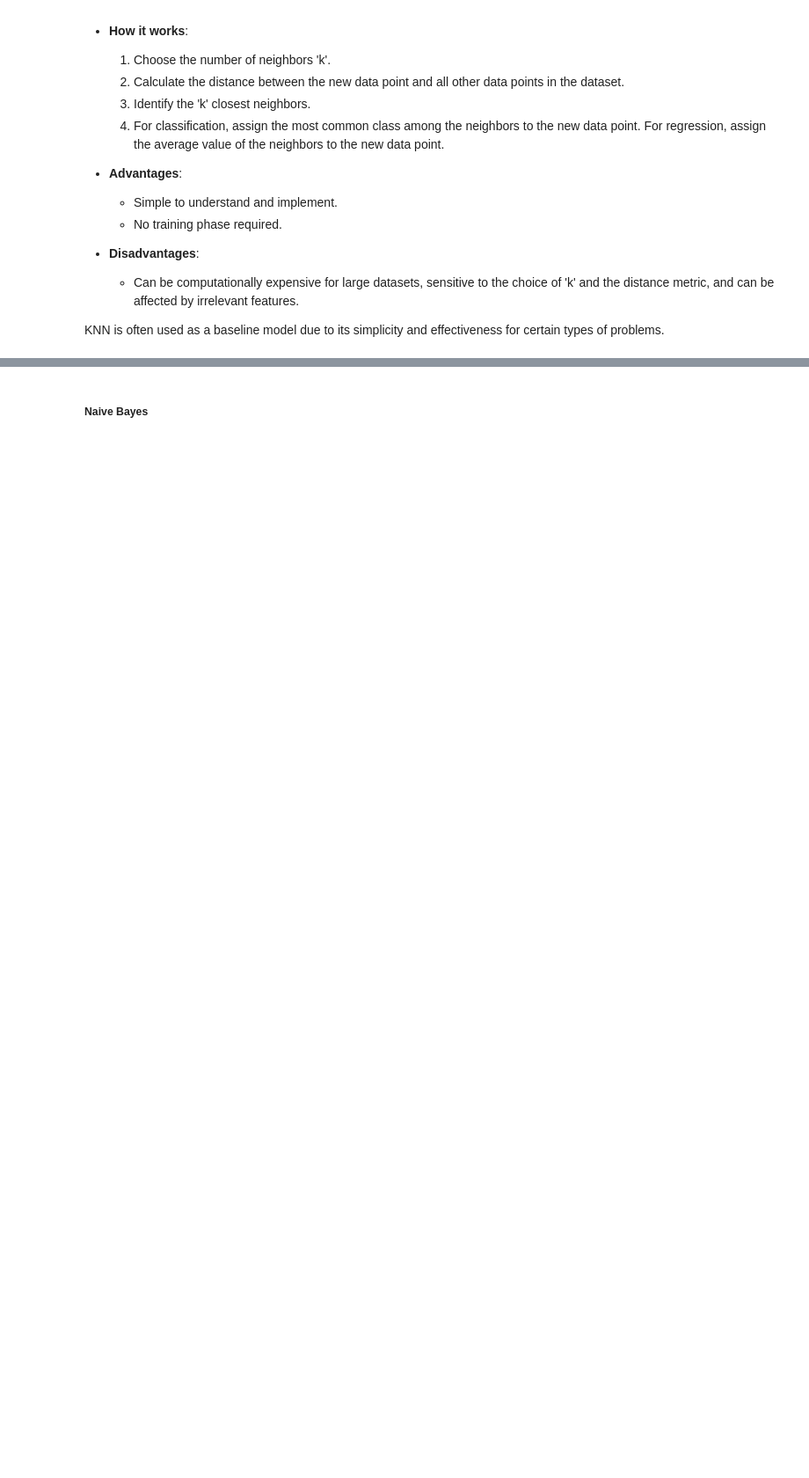
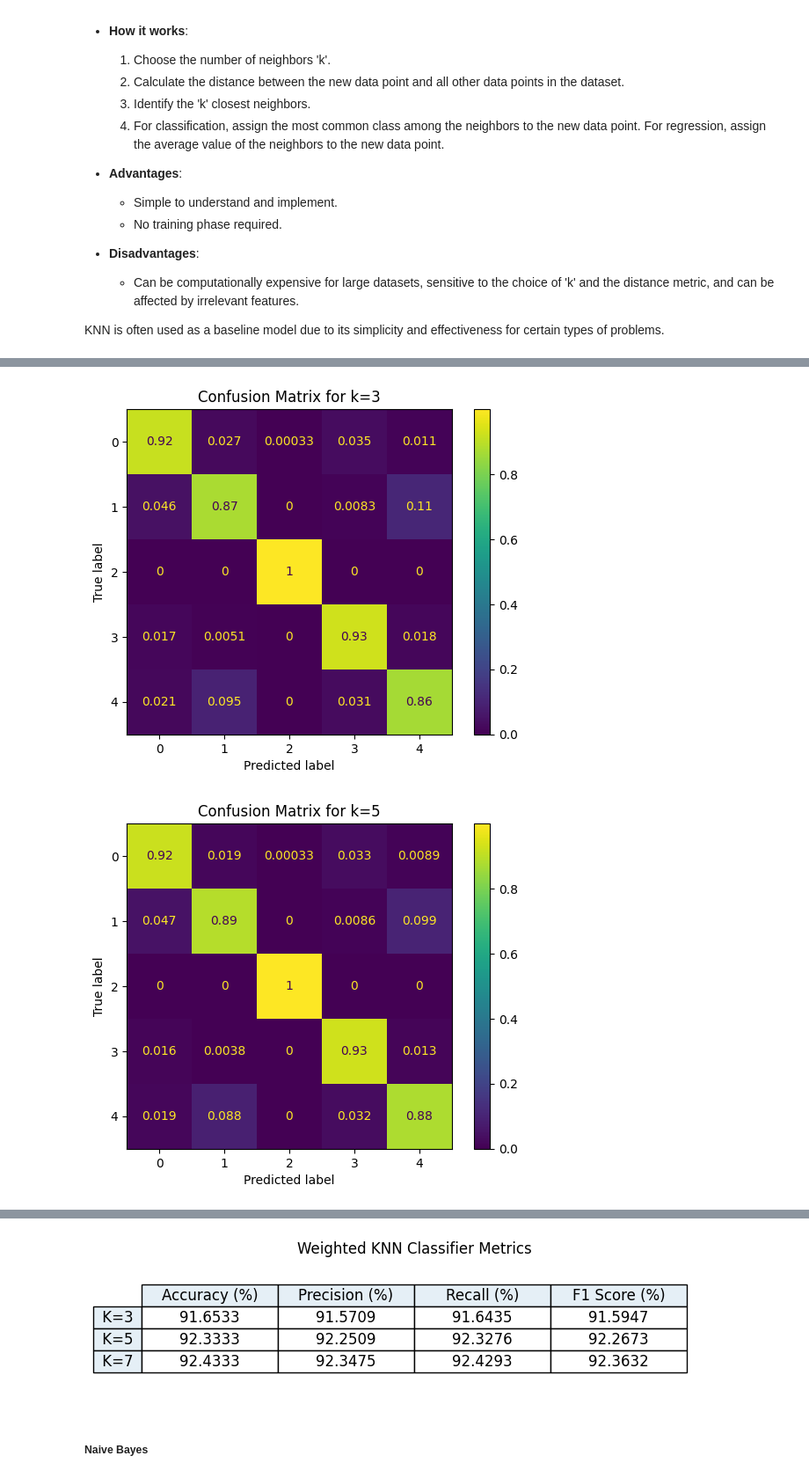
Before and after one commit to Yusufpek/BBM409, a Jupyter notebook: assignment1.ipynb, the cells around one changed output, grey strips where cells are left out. Shown at 88% size. Cells and saved outputs as stored; diff of their text form; code cells hidden in the pictures; blank space fills up the shorter version.

```diff
--- a/assignment1.ipynb
+++ b/assignment1.ipynb
@@ -130,0 +153,45 @@ show_table(table_cells, [f" K={k} " for k in k_values])
+# %%
+def weighted_knn_classifier(k):
+    # Create a pipeline with an imputer and the weighted kNN classifier
+    pipeline = Pipeline([
+        ('imputer', SimpleImputer(strategy='mean')),
+        ('knn', KNeighborsClassifier(n_neighbors=k, weights='distance'))
+    ])
+
+    # Train the classifier
+    pipeline.fit(X_train, y_train)
+
+    # Make predictions
+    y_pred = pipeline.predict(X_test)
+
+    # Calculate metrics
+    accuracy = accuracy_score(y_test, y_pred, normalize=True)
+    precision = precision_score(y_test, y_pred, average='macro')
+    recall = recall_score(y_test, y_pred, average='macro')
+    f1_score_value = f1_score(y_test, y_pred, average='macro')
+
+    # Confusion matrix
+    matrix = confusion_matrix(y_test, y_pred, normalize="pred")
+    disp = ConfusionMatrixDisplay(confusion_matrix=matrix)
+    # Plot it with title
+    disp.plot()
+    plt.title(f'Confusion Matrix for k={k}')
+    # Show it
+    plt.show()
+
+    # Create a table with metrics
+    values = [round(accuracy * 100, 4), round(precision * 100, 4), round(recall * 100, 4), round(f1_score_value * 100, 4)]
+    return values
+
+
+k_values = [3, 5, 7]
+table_cells = []
+# run with k=3, k=5, k=7
+for k in k_values:
+    values = weighted_knn_classifier(k)
+    table_cells.append(values)
+
+show_table(table_cells, [f" K={k} " for k in k_values], "Weighted KNN Classifier Metrics")
+# %% [output]
+[figure, added]
+[figure, added]
@@ -131,3 +199,4 @@ show_table(table_cells, [f" K={k} " for k in k_values])
+[figure, added]
 # %% [markdown]
 ##### **Naive Bayes**
 # %% [markdown]
```
Also changed, not shown: parts of 6 cells of this notebook.
